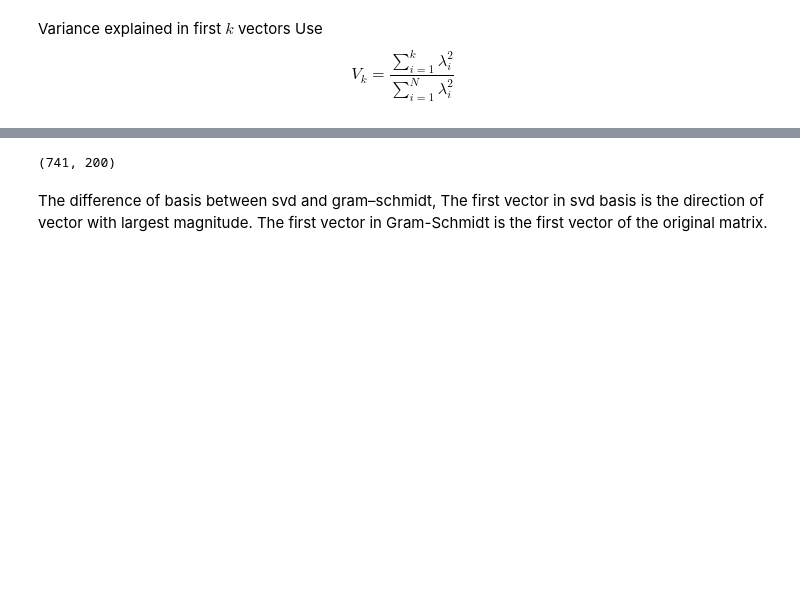
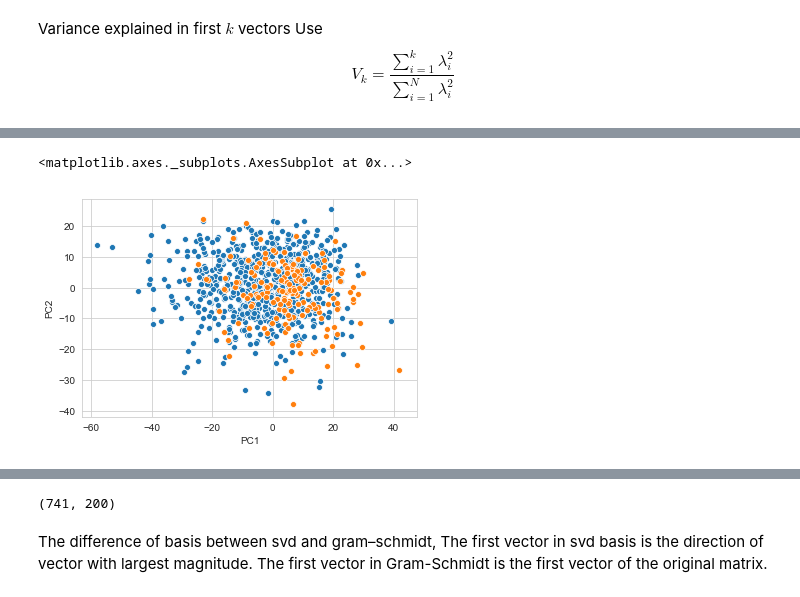
Before and after one commit to xiuquan0418/TDALab, a Jupyter notebook: DSGA/DSGA.ipynb, the cells around one changed output, grey strips where cells are left out. Drawn from its saved outputs; the diff is of its cells as text; code cells hidden in the pictures; blank space fills up the shorter version.

```diff
--- a/DSGA/DSGA.ipynb
+++ b/DSGA/DSGA.ipynb
@@ -70,0 +178,8 @@ plt.show()
+# %%
+df1 = pd.DataFrame(np.array(np.concatenate([proj_PC1, proj_PC2])).T, columns=['PC1','PC2'])
+df2 = pd.DataFrame(np.array(np.concatenate([proj_PC3, proj_PC4])).T, columns=['PC1','PC2'])
+sns.scatterplot(data = df1, x = 'PC1', y = 'PC2')
+sns.scatterplot(data = df2, x = 'PC1', y = 'PC2')
+# %% [output]
+<matplotlib.axes._subplots.AxesSubplot at 0x...>
+[figure, added]
```
Also changed, not shown: parts of 45 cells of this notebook.
